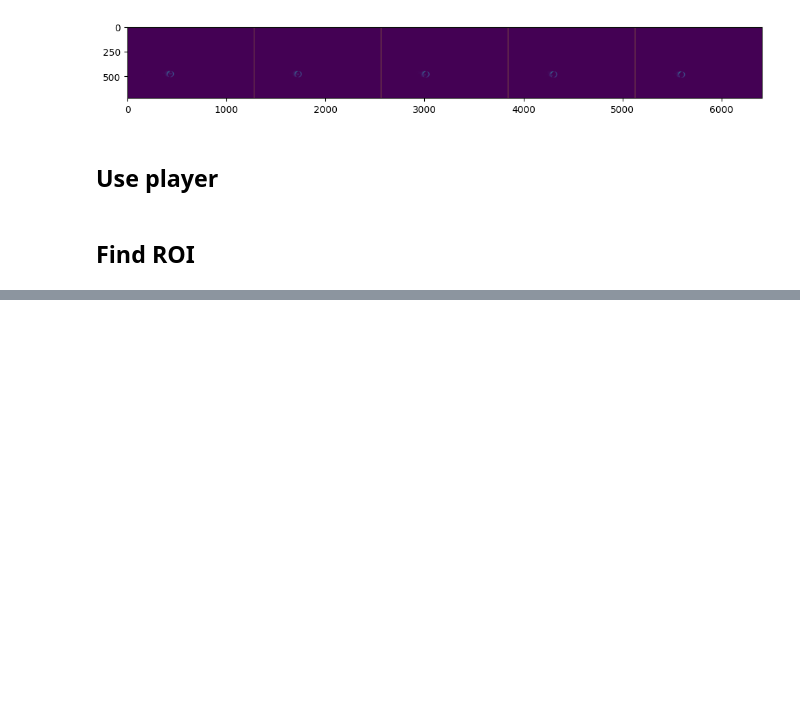
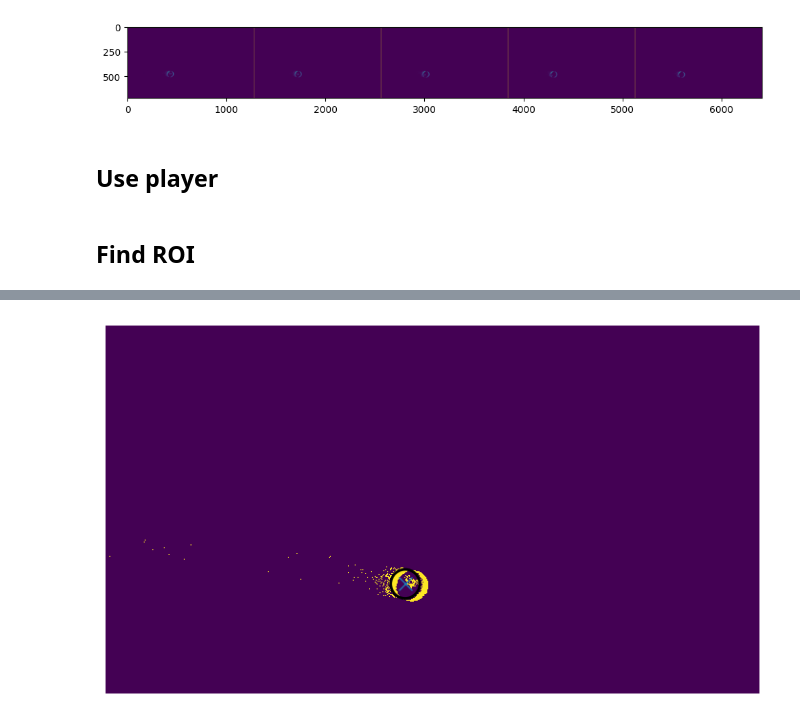
Before and after one commit to leviN1998/Master_Thesis, a Jupyter notebook: notebooks/6.0-lk-cut-ball_gun-recording.ipynb, the cells around one changed output, grey strips where cells are left out. Drawn from its saved outputs; the diff is of its cells as text; code cells hidden in the pictures; blank space fills up the shorter version.

```diff
--- a/notebooks/6.0-lk-cut-ball_gun-recording.ipynb
+++ b/notebooks/6.0-lk-cut-ball_gun-recording.ipynb
@@ -422,0 +235,10 @@ app.mainloop()
+# %%
+(cy, cx, r), mask, img_norm, edges = find_circle(event_representations.events_to_image(frame0["x"], frame0["y"], frame0["t"], frame0["p"]))
+fig, ax = plt.subplots(figsize=(10, 5))
+ax.imshow(img_norm, origin="upper", cmap="viridis", interpolation="nearest")
+if np.isfinite(cy) and np.isfinite(cx) and np.isfinite(r):
+    ax.add_patch(plt.Circle((cx, cy), r, fill=False, linewidth=2))
+    ax.plot([cx], [cy], marker="x", markersize=10, linewidth=2)
+ax.set_axis_off()
+# %% [output]
+[figure, added]
```
Also changed, not shown: parts of 20 cells of this notebook, 3 other files.
